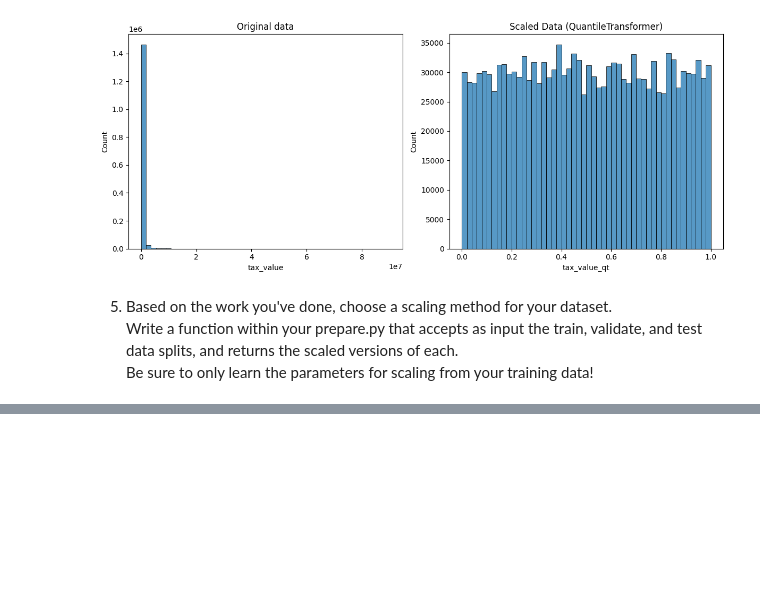
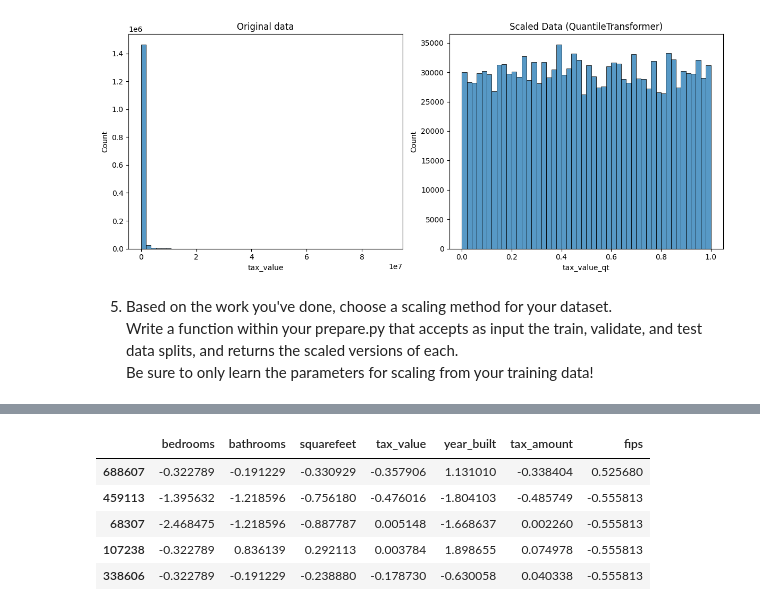
Before and after one commit to TheodoreQuansah/regression-exercises, a Jupyter notebook: scaling.ipynb, the cells around one changed output, grey strips where cells are left out. Cells and saved outputs as stored; diff of their text form; code cells hidden in the pictures; blank space fills up the shorter version.

```diff
--- a/scaling.ipynb
+++ b/scaling.ipynb
@@ -201,0 +216,9 @@ test.head()
+# %%
+val_scaled.head()
+# %% [output]
+|  | bedrooms | bathrooms | squarefeet | tax_value | year_built | tax_amount | fips |
+| 688607 | -0.322789 | -0.191229 | -0.330929 | -0.357906 | 1.131010 | -0.338404 | 0.525680 |
+| 459113 | -1.395632 | -1.218596 | -0.756180 | -0.476016 | -1.804103 | -0.485749 | -0.555813 |
+| 68307 | -2.468475 | -1.218596 | -0.887787 | 0.005148 | -1.668637 | 0.002260 | -0.555813 |
+| 107238 | -0.322789 | 0.836139 | 0.292113 | 0.003784 | 1.898655 | 0.074978 | -0.555813 |
+| 338606 | -0.322789 | -0.191229 | -0.238880 | -0.178730 | -0.630058 | 0.040338 | -0.555813 |
```
Also changed, not shown: parts of 9 cells of this notebook, 1 other file.
